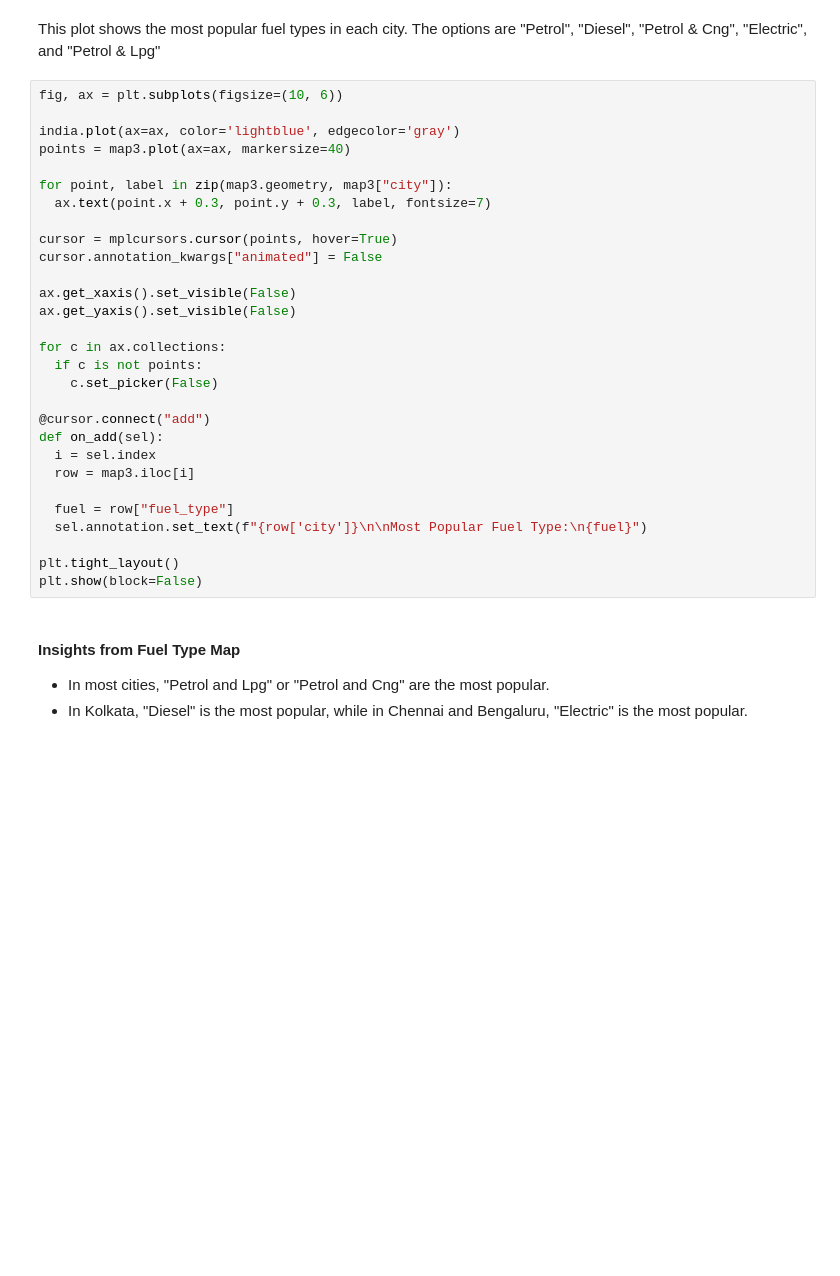
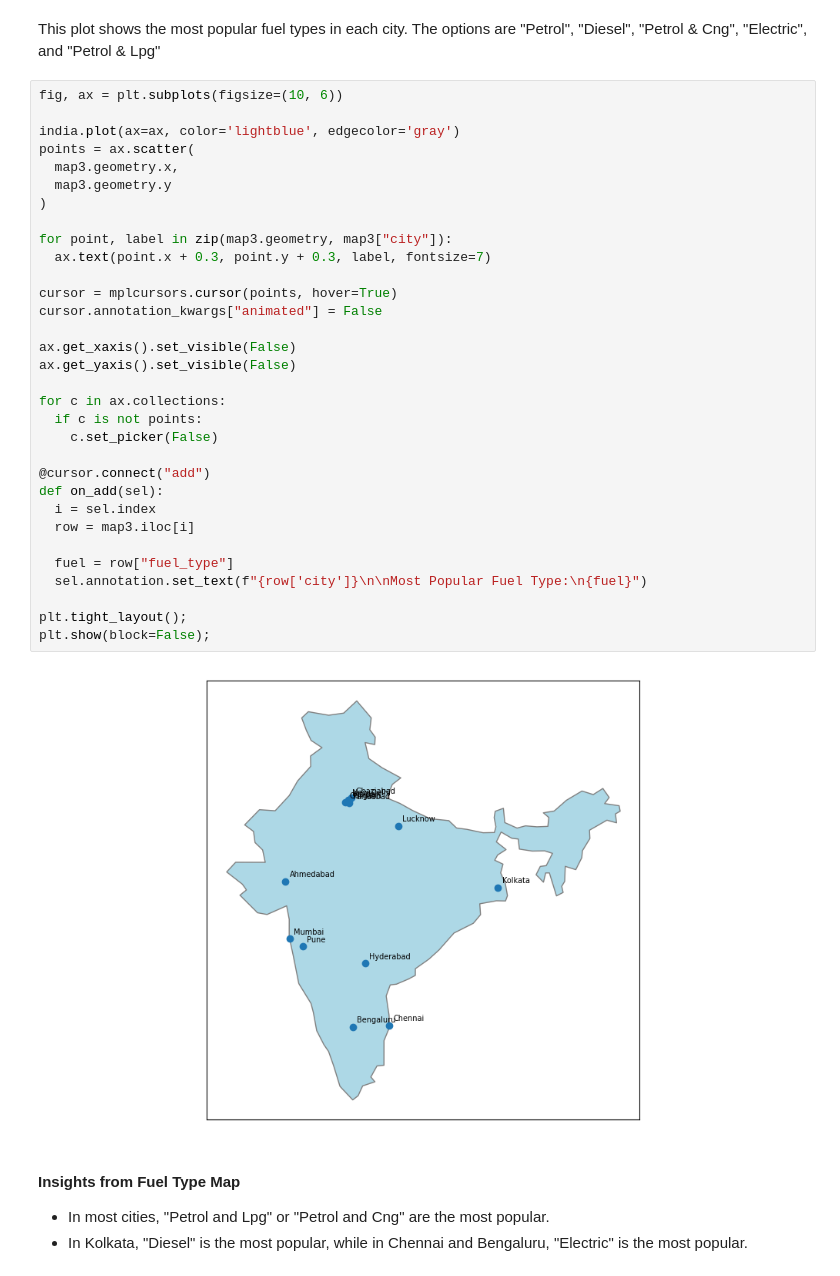
Before and after one commit to aarschne/UN5550finalproject, a Jupyter notebook: map_visualizations.ipynb, the cells around one changed output. Saved outputs shown, nothing was run; the diff lists cells and outputs as text; blank space fills up the shorter version.

```diff
--- a/map_visualizations.ipynb
+++ b/map_visualizations.ipynb
@@ -253,32 +260,37 @@ This plot shows the most popular fuel types in each city. The options are "Petro
 # %%
 fig, ax = plt.subplots(figsize=(10, 6))
 
 india.plot(ax=ax, color='lightblue', edgecolor='gray')
-points = map3.plot(ax=ax, markersize=40)
+points = ax.scatter(
+  map3.geometry.x,
+  map3.geometry.y
+)
 
 for point, label in zip(map3.geometry, map3["city"]):
   ax.text(point.x + 0.3, point.y + 0.3, label, fontsize=7)
 
 cursor = mplcursors.cursor(points, hover=True)
 cursor.annotation_kwargs["animated"] = False
 
 ax.get_xaxis().set_visible(False)
 ax.get_yaxis().set_visible(False)
 
 for c in ax.collections:
   if c is not points:
     c.set_picker(False)
 
 @cursor.connect("add")
 def on_add(sel):
   i = sel.index
   row = map3.iloc[i]
 
   fuel = row["fuel_type"]
   sel.annotation.set_text(f"{row['city']}\n\nMost Popular Fuel Type:\n{fuel}")
 
-plt.tight_layout()
-plt.show(block=False)
+plt.tight_layout();
+plt.show(block=False);
+# %% [output]
+[figure, added]
 # %% [markdown]
 #### Insights from Fuel Type Map
 - In most cities, "Petrol and Lpg" or "Petrol and Cng" are the most popular.
```
Also changed, not shown: parts of 6 cells of this notebook.
